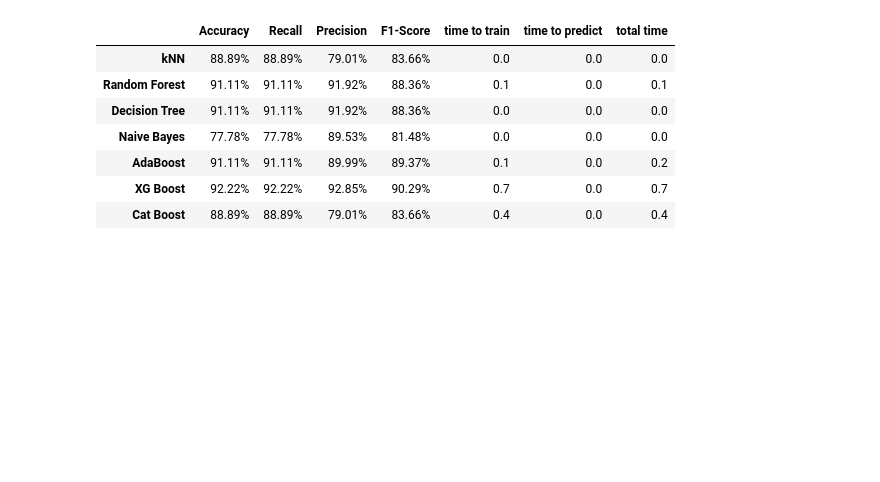
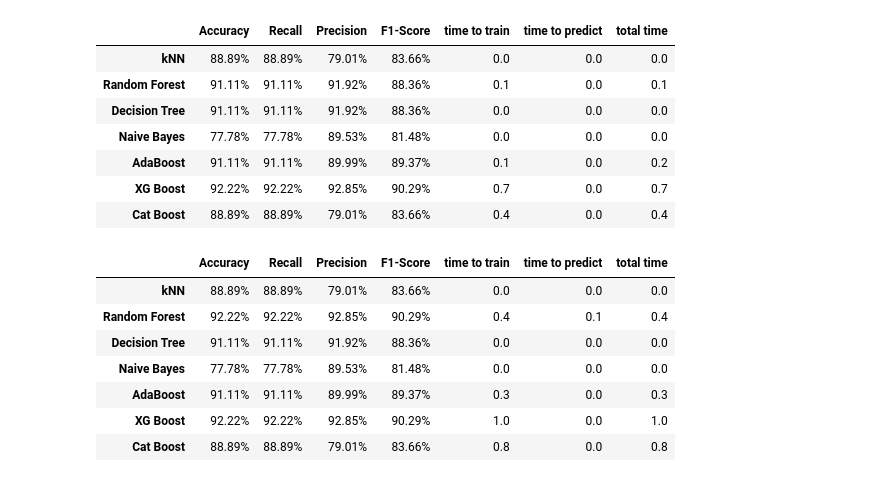
Before and after one commit to digitalhemanth/Data-Science, a Jupyter notebook: Scikit Learn/dataset_2/spark_hadoop_ml_2.ipynb, the cells around one changed output. Cells and saved outputs as stored; diff of their text form; code cells hidden in the pictures; blank space fills up the shorter version.

```diff
--- a/Scikit Learn/dataset_2/spark_hadoop_ml_2.ipynb
+++ b/Scikit Learn/dataset_2/spark_hadoop_ml_2.ipynb
@@ -918,3 +1024,23 @@ model_performance.style.background_gradient(cmap='coolwarm').format({'Accuracy':
 | AdaBoost | 91.11% | 91.11% | 89.99% | 89.37% | 0.1 | 0.0 | 0.2 |
 | XG Boost | 92.22% | 92.22% | 92.85% | 90.29% | 0.7 | 0.0 | 0.7 |
 | Cat Boost | 88.89% | 88.89% | 79.01% | 83.66% | 0.4 | 0.0 | 0.4 |
+# %%
+from sklearn.feature_selection import mutual_info_classif
+model_performance.fillna(.90,inplace=True)
+model_performance.style.background_gradient(cmap='coolwarm').format({'Accuracy': '{:.2%}',
+                                                                     'Precision': '{:.2%}',
+                                                                     'Recall': '{:.2%}',
+                                                                     'F1-Score': '{:.2%}',
+                                                                     'time to train':'{:.1f}',
+                                                                     'time to predict':'{:.1f}',
+                                                                     'total time':'{:.1f}',
+                                                                     })
+# %% [output]
+|  | Accuracy | Recall | Precision | F1-Score | time to train | time to predict | total time |
+| kNN | 88.89% | 88.89% | 79.01% | 83.66% | 0.0 | 0.0 | 0.0 |
+| Random Forest | 92.22% | 92.22% | 92.85% | 90.29% | 0.4 | 0.1 | 0.4 |
+| Decision Tree | 91.11% | 91.11% | 91.92% | 88.36% | 0.0 | 0.0 | 0.0 |
+| Naive Bayes | 77.78% | 77.78% | 89.53% | 81.48% | 0.0 | 0.0 | 0.0 |
+| AdaBoost | 91.11% | 91.11% | 89.99% | 89.37% | 0.3 | 0.0 | 0.3 |
+| XG Boost | 92.22% | 92.22% | 92.85% | 90.29% | 1.0 | 0.0 | 1.0 |
+| Cat Boost | 88.89% | 88.89% | 79.01% | 83.66% | 0.8 | 0.0 | 0.8 |
```
Also changed, not shown: parts of 17 cells of this notebook.
